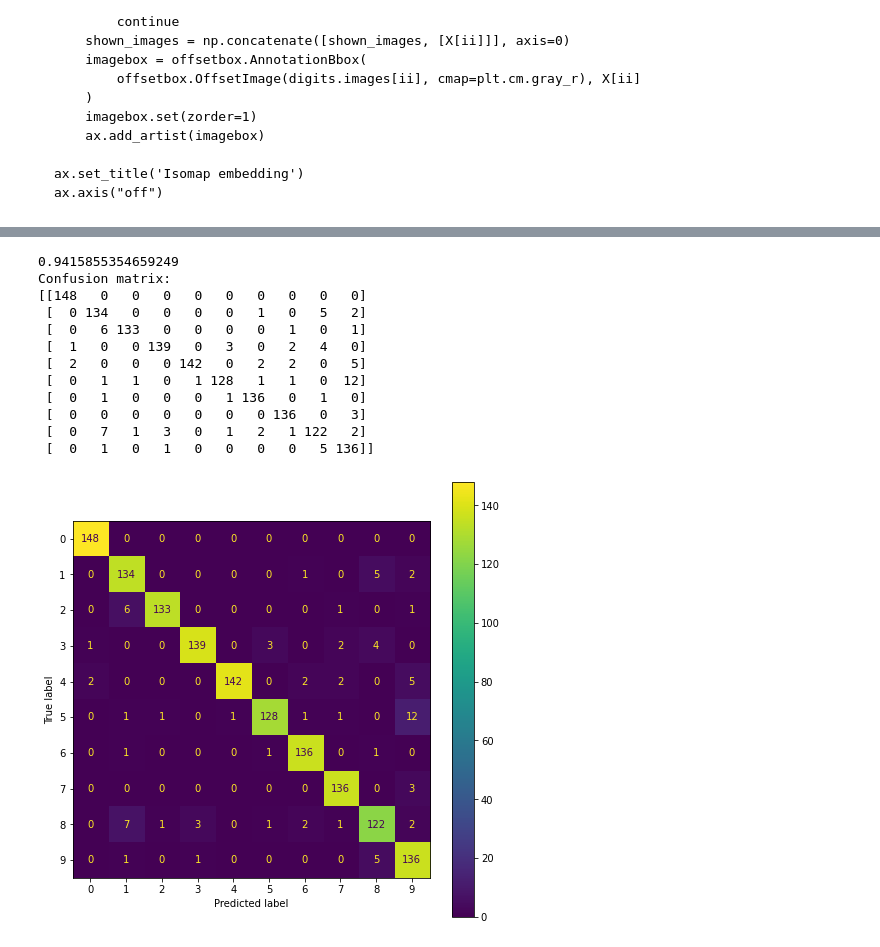
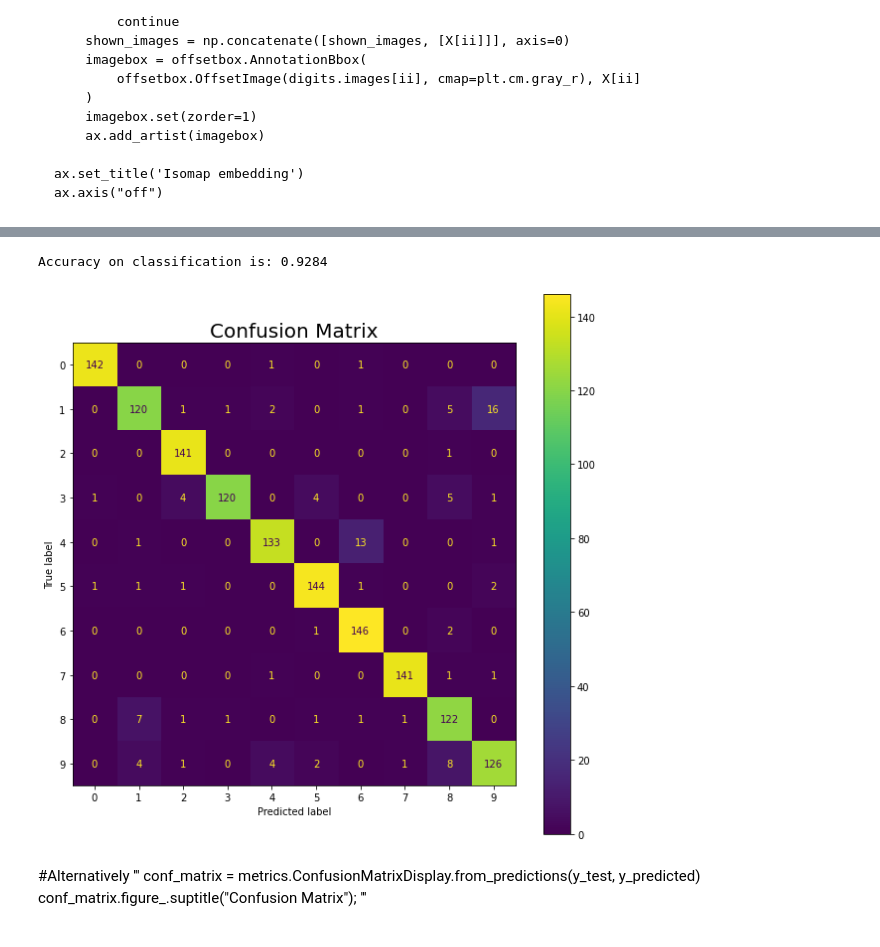
Before and after one commit to olli-e-benji/Astrostatistics-and-Machine-Learning-2023, a Jupyter notebook: working/L13_HandwrittenDigits.ipynb, the cells around one changed output, grey strips where cells are left out. Drawn from its saved outputs; the diff is of its cells as text; code cells hidden in the pictures.

```diff
--- a/working/L13_HandwrittenDigits.ipynb
+++ b/working/L13_HandwrittenDigits.ipynb
@@ -90,48 +83,37 @@ RuntimeError: No mappable was found to use for colorbar creation. First define a
 # %%
 # .2 Classification with linear regression -> Supervised Learning
 
 #Assigning a model
 model = linear_model.LogisticRegression(solver='sag')
 
-#Split data into training and test
+#Split data into training and test with a test size of 80% of samples
 X_train, X_test, y_train, y_test = sklearn.model_selection.train_test_split(
     data, digits.target, test_size = 0.8)
 
 #Train the model with the digits on the training subset
 model.fit(X_train, y_train)
 
 #Predict the value of the digit on the non-trained test subset
 #Prediction comes from trained model!
 y_predicted = model.predict(X_test)
 
 #Accuracy score -> DIMENSIONALITY IS IMPORTANT!!
-print(sklearn.metrics.accuracy_score(y_test, y_predicted))
+accuracy = sklearn.metrics.accuracy_score(y_test, y_predicted)
+print('Accuracy on classification is: {:.4f}'.format(accuracy))
 
-fig, ax = plt.subplots(figsize=(8, 8))
+fig, ax = plt.subplots(figsize=(10, 10))
 
 conf_matrix = metrics.confusion_matrix(y_test, y_predicted)
 
-print(f"Confusion matrix:\n{conf_matrix}")
-
 display = metrics.ConfusionMatrixDisplay(conf_matrix).plot(ax=ax)
+display.ax_.set_title('Confusion Matrix', fontsize=20)
 plt.show()
-
-#Alternatively
-'''
-conf_matrix = metrics.ConfusionMatrixDisplay.from_predictions(y_test, predicted)
-conf_matrix.figure_.suptitle("Confusion Matrix")
-''';
 # %% [output]
-0.9415855354659249
-Confusion matrix:
-[[148   0   0   0   0   0   0   0   0   0]
- [  0 134   0   0   0   0   1   0   5   2]
- [  0   6 133   0   0   0   0   1   0   1]
- [  1   0   0 139   0   3   0   2   4   0]
- [  2   0   0   0 142   0   2   2   0   5]
- [  0   1   1   0   1 128   1   1   0  12]
- [  0   1   0   0   0   1 136   0   1   0]
- [  0   0   0   0   0   0   0 136   0   3]
- [  0   7   1   3   0   1   2   1 122   2]
- [  0   1   0   1   0   0   0   0   5 136]]
+Accuracy on classification is: 0.9284
-[figure, old version]
+[figure, new version]
+# %% [markdown]
+#Alternatively
+'''
+conf_matrix = metrics.ConfusionMatrixDisplay.from_predictions(y_test, y_predicted)
+conf_matrix.figure_.suptitle("Confusion Matrix");
+'''
```
Also changed, not shown: parts of 2 cells of this notebook.
